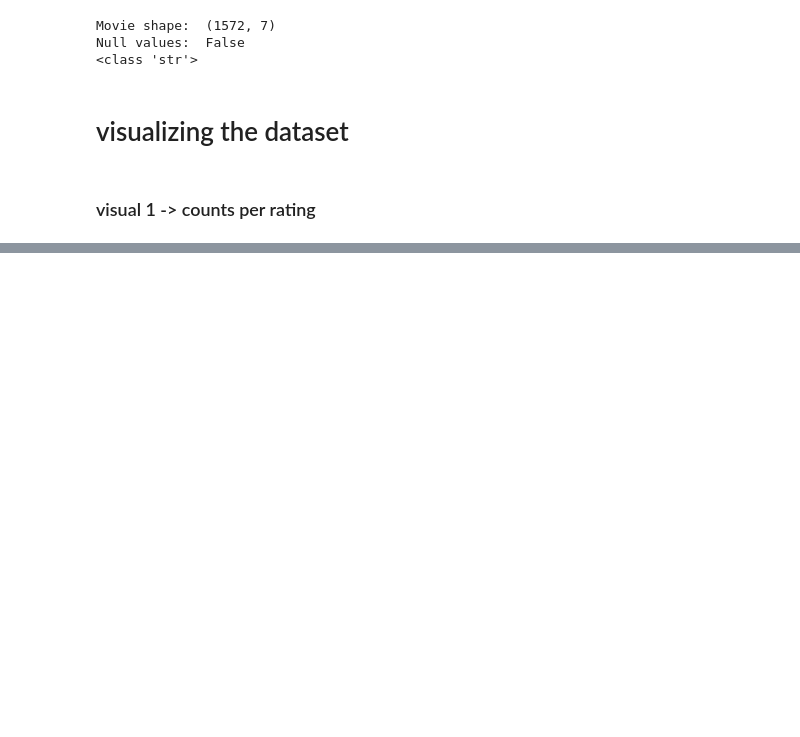
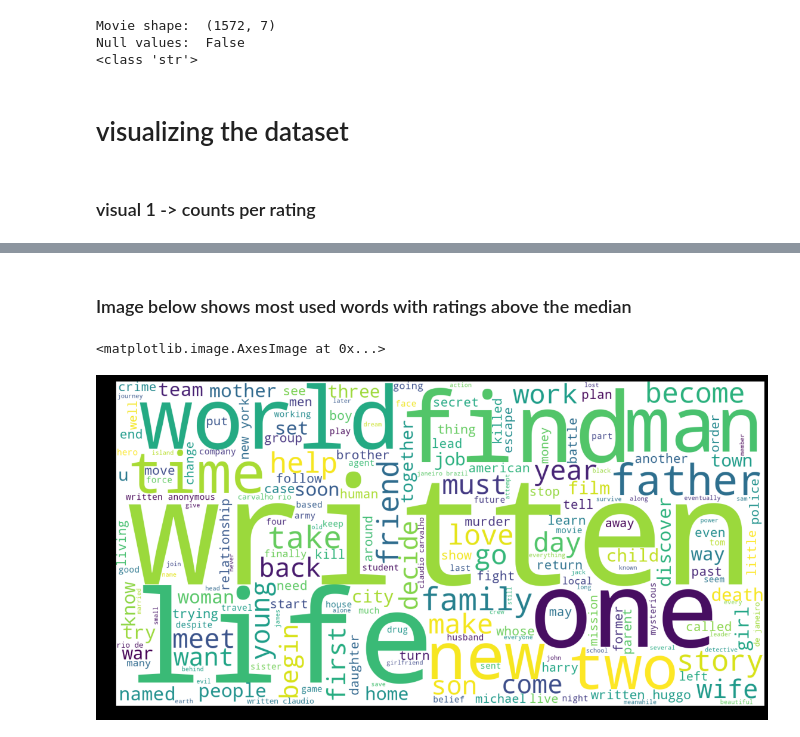
Before and after one commit to evans123456/IMDB-Multilabel-genre-classification-NLP-, a Jupyter notebook: NLP-groupwork.ipynb, the cells around one changed output, grey strips where cells are left out. Saved outputs shown, nothing was run; the diff lists cells and outputs as text; code cells hidden in the pictures; blank space fills up the shorter version.

```diff
--- a/NLP-groupwork.ipynb
+++ b/NLP-groupwork.ipynb
@@ -64,0 +156,4 @@ movieDetails.head()
+# %%
+lower_ratings = movieDetails[movieDetails['rating'] < median]
+higher_ratings = movieDetails[movieDetails['rating'] > median]
+higher_ratings
@@ -64,0 +174,9 @@ movieDetails.head()
+# %% [markdown]
+### Image below shows most used words with ratings above the median
+# %%
+wordcloud = WordCloud(background_color="white",width=1600, height=800).generate(' '.join(higher_ratings['plot_summary'].tolist()))
+plt.figure( figsize=(20,10), facecolor='k')
+plt.imshow(wordcloud)
+# %% [output]
+<matplotlib.image.AxesImage at 0x...>
+[figure, added]
```
Also changed, not shown: parts of 18 cells of this notebook.
